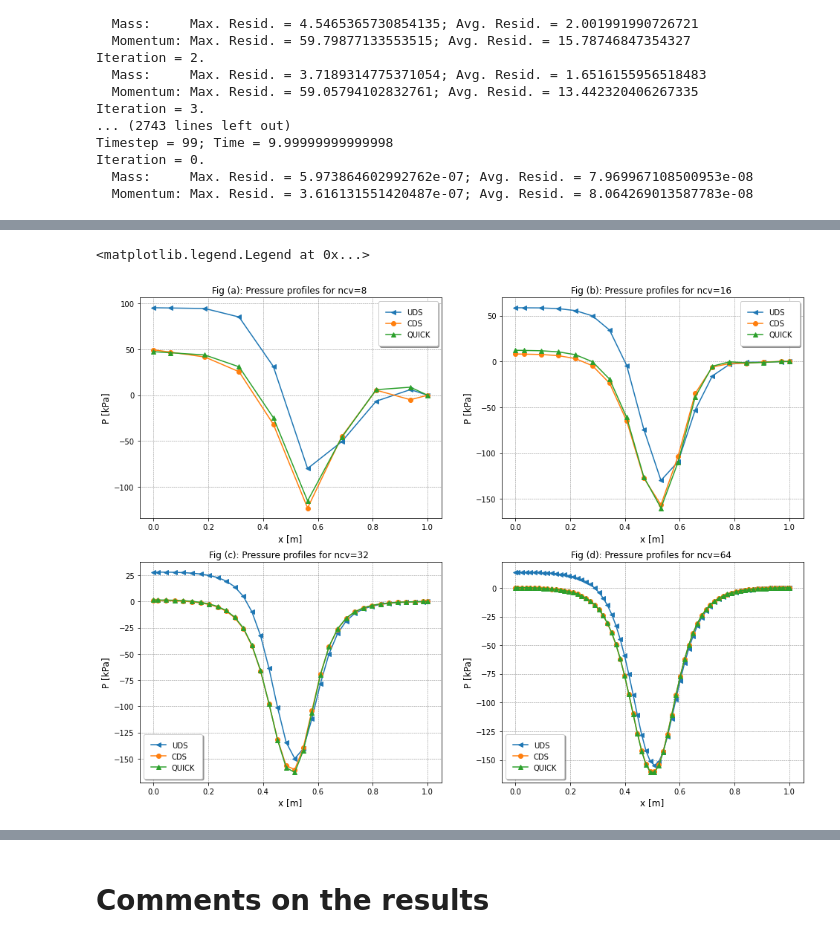
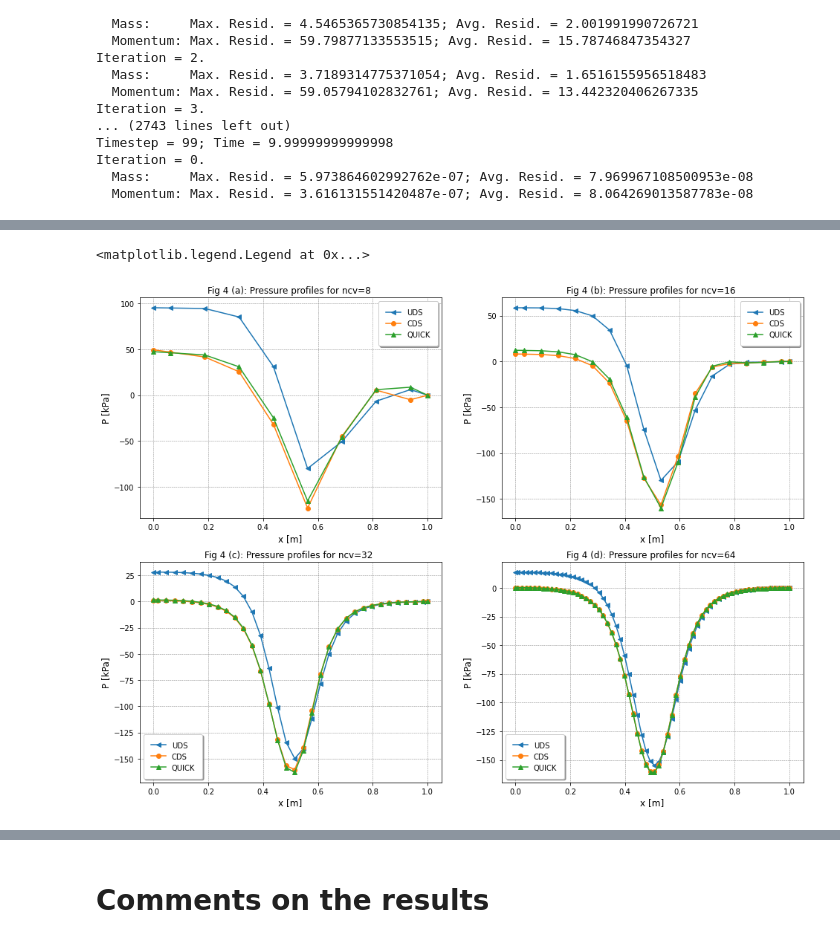
Before and after one commit to NafishaHaq/Assignment4, a Jupyter notebook: Problem3.ipynb, the cells around one changed output, grey strips where cells are left out. Drawn from its saved outputs; the diff is of its cells as text; code cells hidden in the pictures.

```diff
--- a/Problem3.ipynb
+++ b/Problem3.ipynb
@@ -1429,40 +1418,40 @@ axes1.plot(loc_cds_32, P_cds_32/1000 , marker = "o", label = "CDS")
 axes1.plot(loc_quick_32, P_quick_32/1000, marker = "^", label = "QUICK")
 axes1.set_xlabel('x [m]',fontsize = 12)
 axes1.set_ylabel('P [kPa]',fontsize = 12)
-axes1.set_title('Fig (c): Pressure profiles for ncv=32 ',fontsize = 12)
+axes1.set_title('Fig 4 (c): Pressure profiles for ncv=32 ',fontsize = 12)
 axes1.grid(True)
 axes1.grid(color = 'grey', linestyle = '--', linewidth = 0.5)
 axes1.legend(fancybox=True, framealpha=1, shadow=True, borderpad=1)
 
 axes2.plot(loc_uds_64, P_uds_64/1000 , marker = "<", label = "UDS")
 axes2.plot(loc_cds_64, P_cds_64/1000 , marker = "o", label = "CDS")
 axes2.plot(loc_quick_64, P_quick_64/1000, marker = "^", label = "QUICK")
 axes2.set_xlabel('x [m]',fontsize = 12)
 axes2.set_ylabel('P [kPa]',fontsize = 12)
-axes2.set_title('Fig (d): Pressure profiles for ncv=64 ',fontsize = 12)
+axes2.set_title('Fig 4 (d): Pressure profiles for ncv=64 ',fontsize = 12)
 axes2.grid(True)
 axes2.grid(color = 'grey', linestyle = '--', linewidth = 0.5)
 axes2.legend(fancybox=True, framealpha=1, shadow=True, borderpad=1)
 
 axes3.plot(loc_uds_8, P_uds_8/1000 , marker = "<", label = "UDS")
 axes3.plot(loc_cds_8, P_cds_8/1000 , marker = "o", label = "CDS")
 axes3.plot(loc_quick_8, P_quick_8/1000 , marker = "^", label = "QUICK")
 axes3.set_xlabel('x [m]',fontsize = 12)
 axes3.set_ylabel('P [kPa]',fontsize = 12)
-axes3.set_title('Fig (a): Pressure profiles for ncv=8 ',fontsize = 12)
+axes3.set_title('Fig 4 (a): Pressure profiles for ncv=8 ',fontsize = 12)
 axes3.grid(True)
 axes3.grid(color = 'grey', linestyle = '--', linewidth = 0.5)
 axes3.legend(fancybox=True, framealpha=1, shadow=True, borderpad=1)
 
 axes4.plot(loc_uds_16, P_uds_16/1000 , marker = "<", label = "UDS")
 axes4.plot(loc_cds_16, P_cds_16/1000 , marker = "o", label = "CDS")
 axes4.plot(loc_quick_16, P_quick_16/1000 , marker = "^", label = "QUICK")
 axes4.set_xlabel('x [m]',fontsize = 12)
 axes4.set_ylabel('P [kPa]',fontsize = 12)
-axes4.set_title('Fig (b): Pressure profiles for ncv=16 ',fontsize = 12)
+axes4.set_title('Fig 4 (b): Pressure profiles for ncv=16 ',fontsize = 12)
 axes4.grid(True)
 axes4.grid(color = 'grey', linestyle = '--', linewidth = 0.5)
 axes4.legend(fancybox=True, framealpha=1, shadow=True, borderpad=1)
 # %% [output]
 <matplotlib.legend.Legend at 0x...>
-[figure, old version]
+[figure, new version]
```
Also changed, not shown: parts of 11 cells of this notebook.
